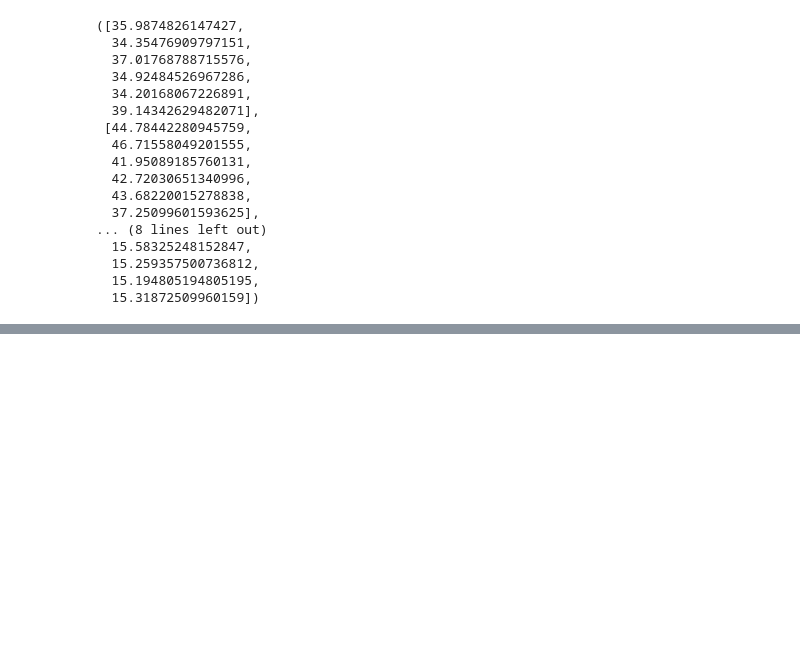
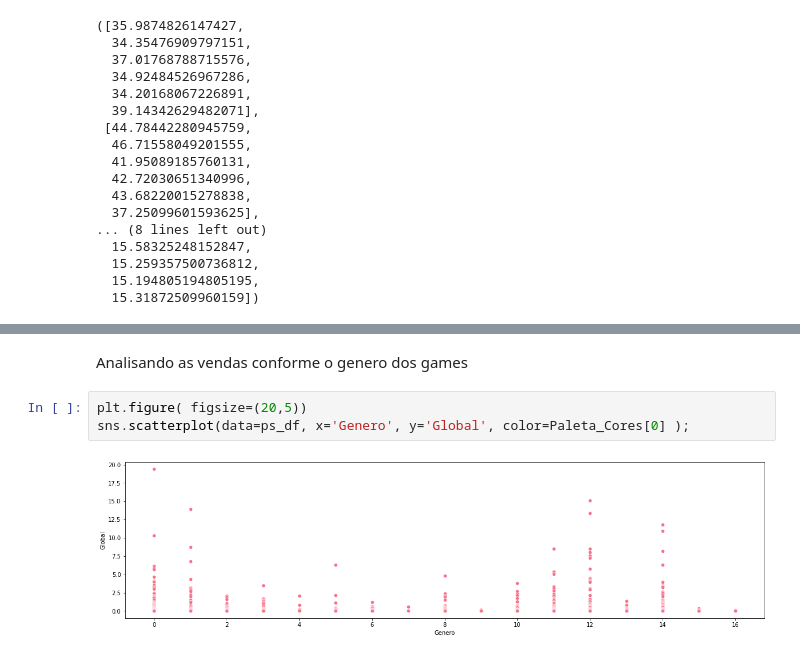
Before and after one commit to souza10v/Data-Science-Portfolio, a Jupyter notebook: Análise Exploratoria de Dados/Video Games Sales /Video Games Sales - Análise de exploração de dados.ipynb, the cells around one changed output, grey strips where cells are left out. Cells and saved outputs as stored; diff of their text form; blank space fills up the shorter version.

```diff
--- a/Análise Exploratoria de Dados/Video Games Sales /Video Games Sales - Análise de exploração de dados.ipynb
+++ b/Análise Exploratoria de Dados/Video Games Sales /Video Games Sales - Análise de exploração de dados.ipynb
@@ -272,0 +338,7 @@ America, Europa, Japao, Mundo
+# %% [markdown]
+Analisando as vendas conforme o genero dos games
+# %%
+plt.figure( figsize=(20,5))
+sns.scatterplot(data=ps_df, x='Genero', y='Global', color=Paleta_Cores[0] );
+# %% [output]
+[figure, added]
```
Also changed, not shown: parts of 11 cells of this notebook, 1 other file.
